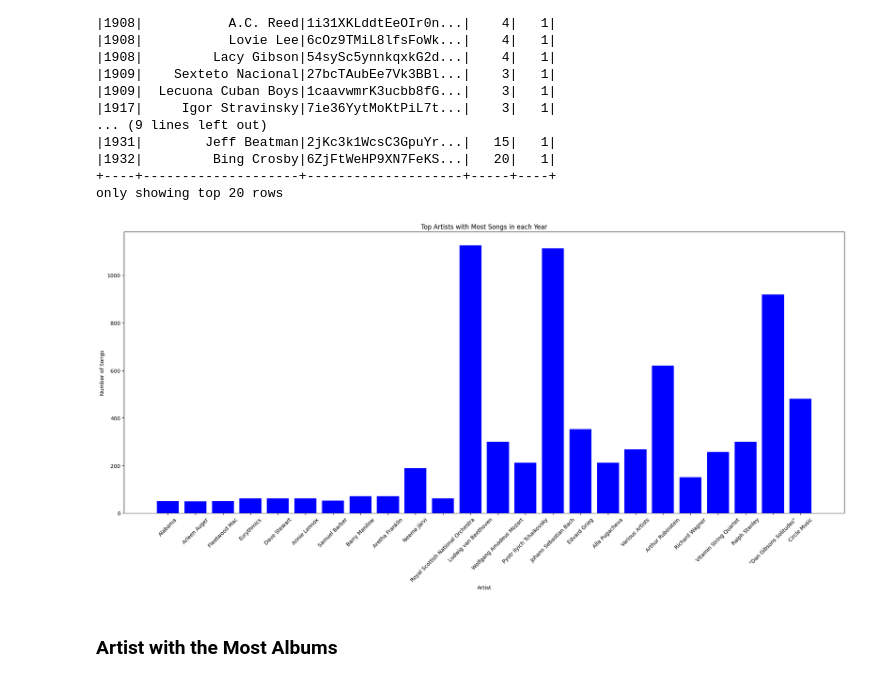
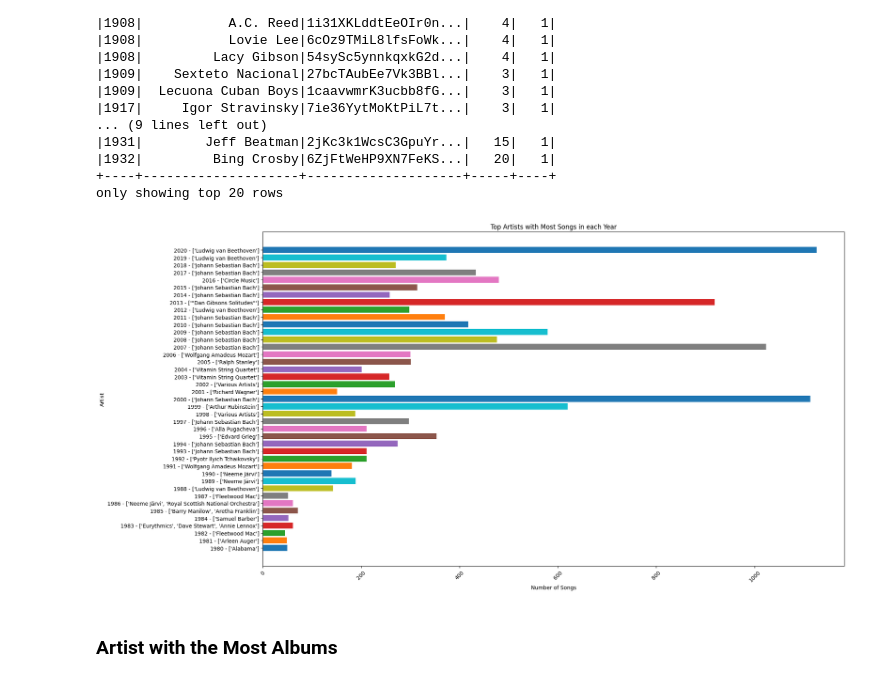
Before and after one commit to avamirm/Investigation-Using-PySpark, a Jupyter notebook: Spotify/spotify.ipynb, the cells around one changed output. Saved outputs shown, nothing was run; the diff lists cells and outputs as text; code cells hidden in the pictures.

```diff
--- a/Spotify/spotify.ipynb
+++ b/Spotify/spotify.ipynb
@@ -509,32 +507,32 @@ only showing top 20 rows
 # %%
 # plot Top Artists with Most Songs and their count in each Year
 top_artists = extended_spotify_df.groupBy("year", "artist_info.artists", "artist_info.artist_ids") \
 																.count() \
 																.orderBy("year", desc("count"))
 
 
 window = Window.partitionBy("year").orderBy(desc("count"))
 top_artists = top_artists.withColumn("rank", F.rank().over(window))
 
 top_artists = top_artists.filter(top_artists["rank"] <= 1)
 
 plt.figure(figsize=(20, 10))
 
 for year in range(1980, 2021):
 	year_top_artists = top_artists.filter(top_artists["year"] == year).collect()
 	artists = [row["artists"] for row in year_top_artists]
 	counts = [row["count"] for row in year_top_artists]
-	plt.bar(artists, counts, label=year, color='blue')
+	plt.barh(f'{year} - {artists}', counts, label= artists)
 
-plt.xlabel("Artist")
-plt.ylabel("Number of Songs")
+
+plt.xlabel("Number of Songs")
+plt.ylabel("Artist")
 plt.title("Top Artists with Most Songs in each Year")
-# plt.legend(title="Year")
 plt.xticks(rotation=45)
 plt.tight_layout()
 plt.show()
 # %% [output]
-[figure, old version]
+[figure, new version]
 # %% [markdown]
 ### Artist with the Most Albums
 # %%
```
Also changed, not shown: parts of 1 cell of this notebook, 1 other file.
